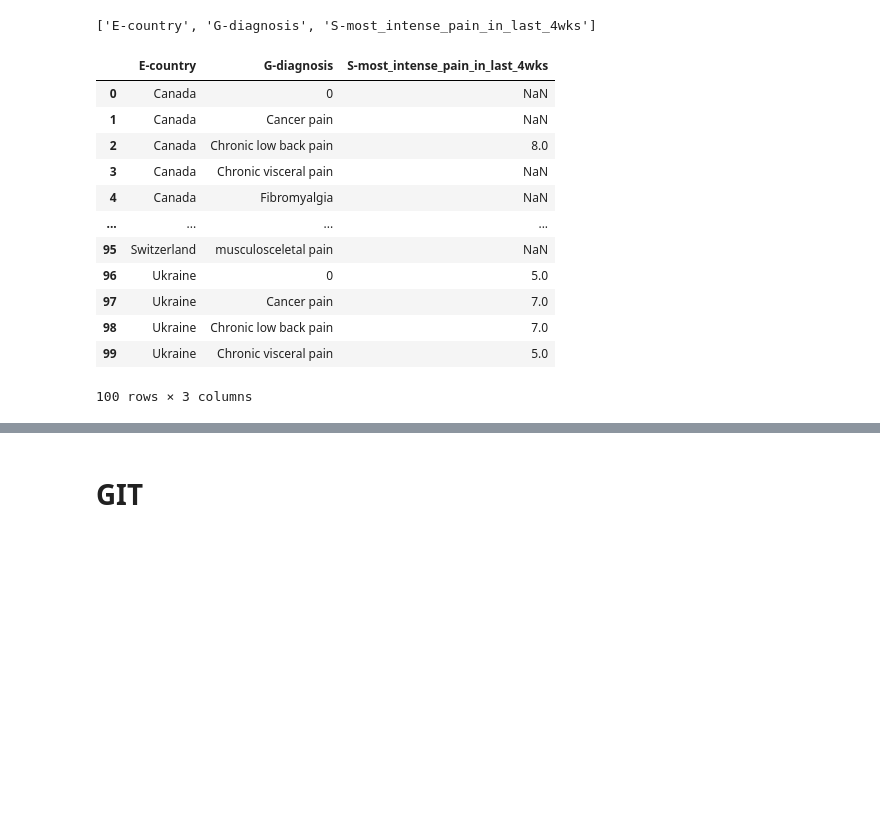
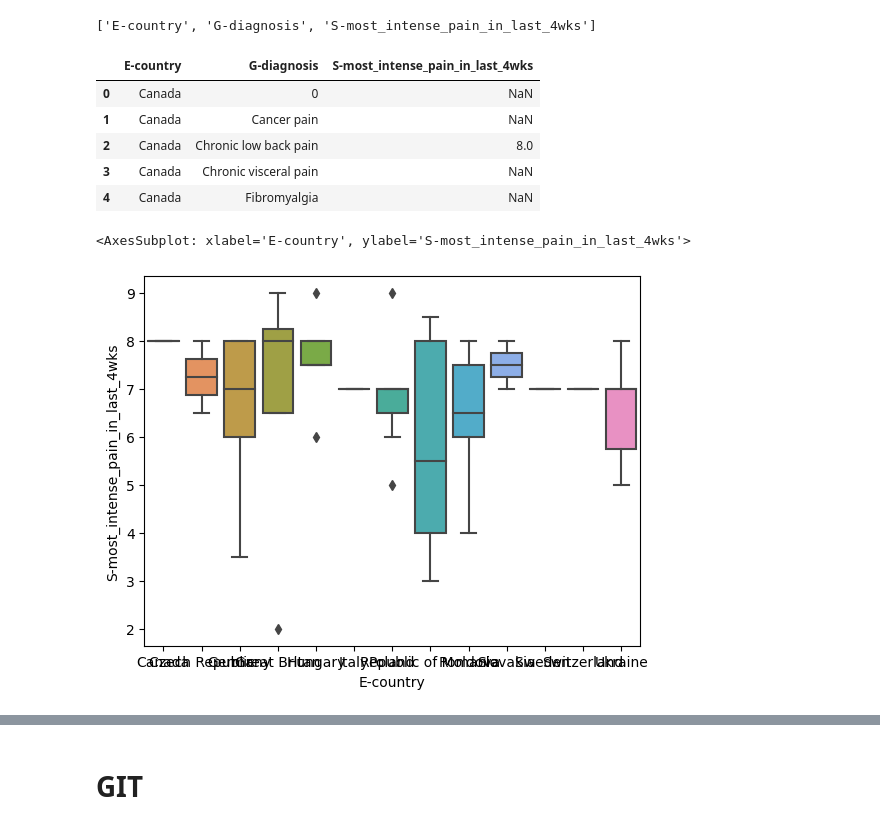
Before and after one commit to Manastirschi/UKR_pain, a Jupyter notebook: stat.ipynb, the cells around one changed output, grey strips where cells are left out. Cells and saved outputs as stored; diff of their text form; code cells hidden in the pictures; blank space fills up the shorter version.

```diff
--- a/stat.ipynb
+++ b/stat.ipynb
@@ -2211,21 +2255,14 @@ egs=data[h('E,G,S')]
 # %%
 egs=egs.assign(count=1)
 # %%
-egs_bc=egs.groupby(h('E,G'))[h('S')].median()
+egs_bc=egs.groupby(h('E,G'))[h('S')].median().reset_index()
 # %%
-egs_bc.reset_index().head(100)
+egs_bc.head()
 # %% [output]
 |  | E-country | G-diagnosis | S-most_intense_pain_in_last_4wks |
 | 0 | Canada | 0 | NaN |
 | 1 | Canada | Cancer pain | NaN |
 | 2 | Canada | Chronic low back pain | 8.0 |
 | 3 | Canada | Chronic visceral pain | NaN |
 | 4 | Canada | Fibromyalgia | NaN |
-| ... | ... | ... | ... |
-| 95 | Switzerland | musculosceletal pain | NaN |
-| 96 | Ukraine | 0 | 5.0 |
-| 97 | Ukraine | Cancer pain | 7.0 |
-| 98 | Ukraine | Chronic low back pain | 7.0 |
-| 99 | Ukraine | Chronic visceral pain | 5.0 |
-100 rows × 3 columns
 # %%
@@ -2233,2 +2270,5 @@ fegs.groupby(h(''))
 # %%
-sns.boxplot(egs_bc[h('S')])
+sns.boxplot(x=egs_bc[h('E')], y=egs_bc[h('S')])
+# %% [output]
+<AxesSubplot: xlabel='E-country', ylabel='S-most_intense_pain_in_last_4wks'>
+[figure, added]
```
Also changed, not shown: parts of 38 cells of this notebook, 2 other files.
